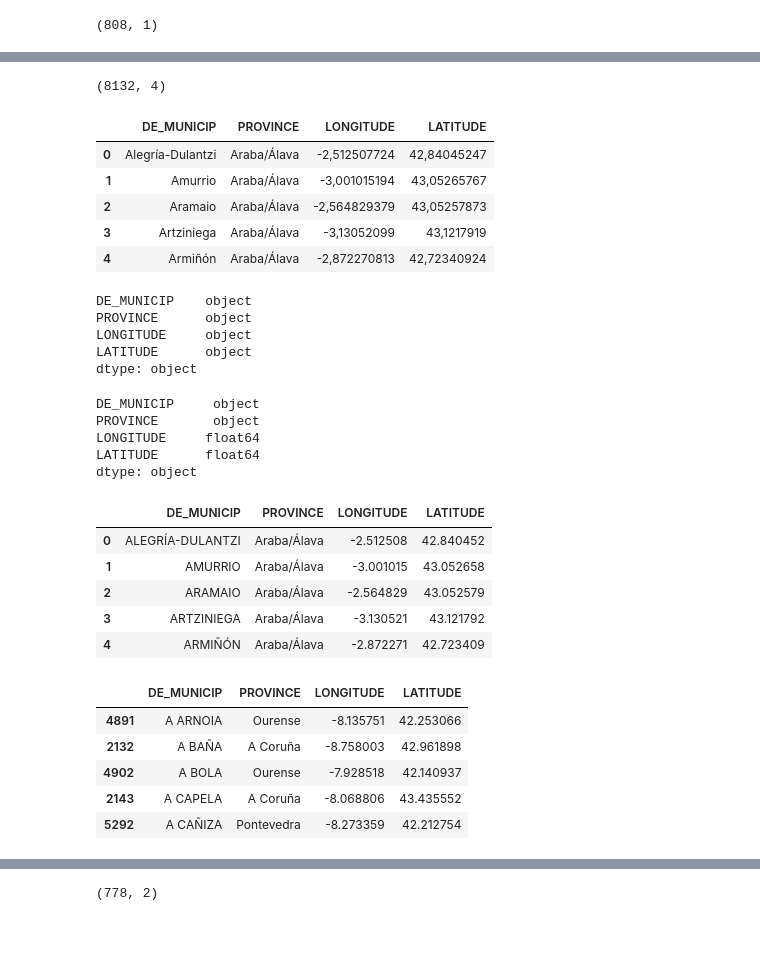
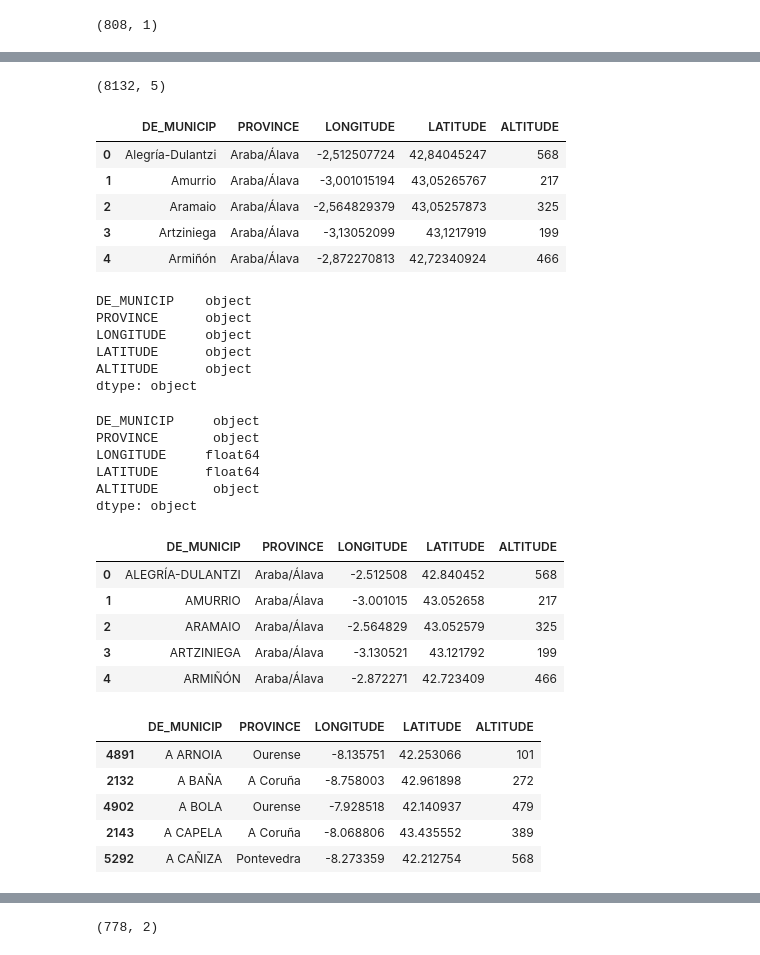
Before and after one commit to reem-naji/potential-fortnight, a Jupyter notebook: notebooks/geo_encoding.ipynb, the cells around one changed output, grey strips where cells are left out. Cells and saved outputs as stored; diff of their text form; code cells hidden in the pictures.

Commit message:
added altitude column

```diff
--- a/notebooks/geo_encoding.ipynb
+++ b/notebooks/geo_encoding.ipynb
@@ -65,26 +65,27 @@ latlong_data.head()
 | 3 | 1004000000 | 1010040 | 1040 | 1 | Araba/Álava | Artziniega | 1868 | 2728,73 | 22886 | ... |
 | 4 | 1006000000 | 1010066 | 1060 | 1 | Araba/Álava | Armiñón | 233 | 1297,27 | 24707 | ... |
 # %%
-latlong_data = latlong_data[['NOMBRE_ACTUAL', 'PROVINCIA', 'LONGITUD_ETRS89_REGCAN95', 'LATITUD_ETRS89_REGCAN95']]
+latlong_data = latlong_data[['NOMBRE_ACTUAL', 'PROVINCIA', 'LONGITUD_ETRS89_REGCAN95', 'LATITUD_ETRS89_REGCAN95', 'ALTITUD']]
 latlong_data.shape
 # %% [output]
-(8132, 4)
+(8132, 5)
 # %%
 latlong_data.rename(columns={
     'NOMBRE_ACTUAL':'DE_MUNICIP',
     'PROVINCIA':'PROVINCE',
     'LONGITUD_ETRS89_REGCAN95':'LONGITUDE',
-    'LATITUD_ETRS89_REGCAN95':'LATITUDE'
+    'LATITUD_ETRS89_REGCAN95':'LATITUDE',
+    'ALTITUD':'ALTITUDE',
 },
 inplace=True)
 latlong_data.head()
 # %% [output]
-|  | DE_MUNICIP | PROVINCE | LONGITUDE | LATITUDE |
-| 0 | Alegría-Dulantzi | Araba/Álava | -2,512507724 | 42,84045247 |
-| 1 | Amurrio | Araba/Álava | -3,001015194 | 43,05265767 |
-| 2 | Aramaio | Araba/Álava | -2,564829379 | 43,05257873 |
-| 3 | Artziniega | Araba/Álava | -3,13052099 | 43,1217919 |
-| 4 | Armiñón | Araba/Álava | -2,872270813 | 42,72340924 |
+|  | DE_MUNICIP | PROVINCE | LONGITUDE | LATITUDE | ALTITUDE |
+| 0 | Alegría-Dulantzi | Araba/Álava | -2,512507724 | 42,84045247 | 568 |
+| 1 | Amurrio | Araba/Álava | -3,001015194 | 43,05265767 | 217 |
+| 2 | Aramaio | Araba/Álava | -2,564829379 | 43,05257873 | 325 |
+| 3 | Artziniega | Araba/Álava | -3,13052099 | 43,1217919 | 199 |
+| 4 | Armiñón | Araba/Álava | -2,872270813 | 42,72340924 | 466 |
 # %%
 latlong_data.dtypes
 # %% [output]
@@ -92,6 +93,7 @@ DE_MUNICIP    object
 PROVINCE      object
 LONGITUDE     object
 LATITUDE      object
+ALTITUDE      object
 dtype: object
 # %%
 latlong_data['DE_MUNICIP'] = latlong_data['DE_MUNICIP'].str.strip().str.upper()
@@ -105,23 +107,24 @@ DE_MUNICIP     object
 PROVINCE       object
 LONGITUDE     float64
 LATITUDE      float64
+ALTITUDE       object
 dtype: object
-|  | DE_MUNICIP | PROVINCE | LONGITUDE | LATITUDE |
-| 0 | ALEGRÍA-DULANTZI | Araba/Álava | -2.512508 | 42.840452 |
-| 1 | AMURRIO | Araba/Álava | -3.001015 | 43.052658 |
-| 2 | ARAMAIO | Araba/Álava | -2.564829 | 43.052579 |
-| 3 | ARTZINIEGA | Araba/Álava | -3.130521 | 43.121792 |
-| 4 | ARMIÑÓN | Araba/Álava | -2.872271 | 42.723409 |
+|  | DE_MUNICIP | PROVINCE | LONGITUDE | LATITUDE | ALTITUDE |
+| 0 | ALEGRÍA-DULANTZI | Araba/Álava | -2.512508 | 42.840452 | 568 |
+| 1 | AMURRIO | Araba/Álava | -3.001015 | 43.052658 | 217 |
+| 2 | ARAMAIO | Araba/Álava | -2.564829 | 43.052579 | 325 |
+| 3 | ARTZINIEGA | Araba/Álava | -3.130521 | 43.121792 | 199 |
+| 4 | ARMIÑÓN | Araba/Álava | -2.872271 | 42.723409 | 466 |
 # %%
 latlong_data.sort_values(by='DE_MUNICIP', inplace=True)
 latlong_data.head()
 # %% [output]
-|  | DE_MUNICIP | PROVINCE | LONGITUDE | LATITUDE |
-| 4891 | A ARNOIA | Ourense | -8.135751 | 42.253066 |
-| 2132 | A BAÑA | A Coruña | -8.758003 | 42.961898 |
-| 4902 | A BOLA | Ourense | -7.928518 | 42.140937 |
-| 2143 | A CAPELA | A Coruña | -8.068806 | 43.435552 |
-| 5292 | A CAÑIZA | Pontevedra | -8.273359 | 42.212754 |
+|  | DE_MUNICIP | PROVINCE | LONGITUDE | LATITUDE | ALTITUDE |
+| 4891 | A ARNOIA | Ourense | -8.135751 | 42.253066 | 101 |
+| 2132 | A BAÑA | A Coruña | -8.758003 | 42.961898 | 272 |
+| 4902 | A BOLA | Ourense | -7.928518 | 42.140937 | 479 |
+| 2143 | A CAPELA | A Coruña | -8.068806 | 43.435552 | 389 |
+| 5292 | A CAÑIZA | Pontevedra | -8.273359 | 42.212754 | 568 |
 # %%
 merged = categories.merge(latlong_data, on=['DE_MUNICIP'], how='left')
 merged
```
Also changed, not shown: parts of 8 cells of this notebook, 1 other file.
